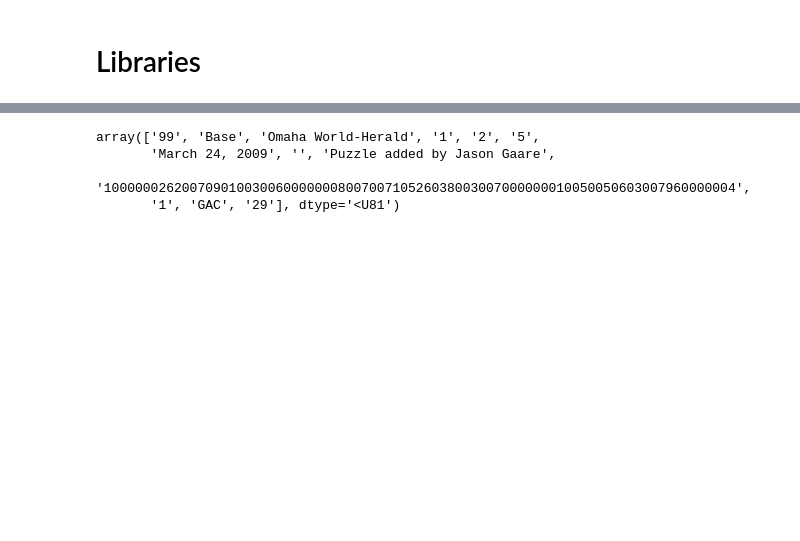
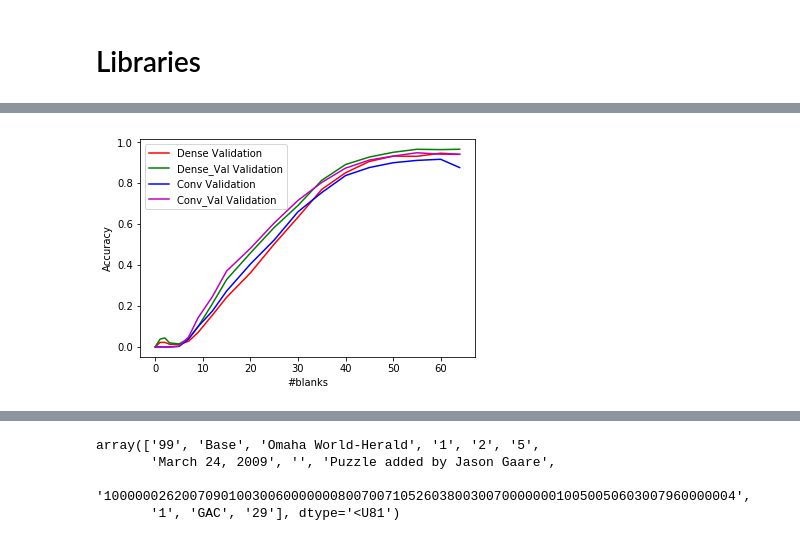
Before and after one commit to tthung1997/sudoku-neuralnet, a Jupyter notebook: main.ipynb, the cells around one changed output, grey strips where cells are left out. Cells and saved outputs as stored; diff of their text form; code cells hidden in the pictures; blank space fills up the shorter version.

```diff
--- a/main.ipynb
+++ b/main.ipynb
@@ -296,0 +688,17 @@ sudokus_unl.shape
+# %%
+# plot accuracy
+plt.plot(dense_val_evals[:, 0], dense_val_evals[:, 2], 'r-', label='Dense Validation')
+# plt.plot(dense_train_evals[:, 0], dense_train_evals[:, 2], 'r--', label='Dense Train')
+plt.plot(dense_val_val_evals[:, 0], dense_val_val_evals[:, 2], 'g-', label='Dense_Val Validation')
+# plt.plot(dense_val_train_evals[:, 0], dense_val_train_evals[:, 2], 'g--', label='Dense_Val Train')
+plt.plot(conv_val_evals[:, 0], conv_val_evals[:, 2], 'b-', label='Conv Validation')
+# plt.plot(conv_train_evals[:, 0], conv_train_evals[:, 2], 'b--', label='Conv Train')
+plt.plot(conv_val_val_evals[:, 0], conv_val_val_evals[:, 2], 'm-', label='Conv_Val Validation')
+# plt.plot(conv_val_train_evals[:, 0], conv_val_train_evals[:, 2], 'm--', label='Conv_Val Train')
+
+plt.xlabel('#blanks')
+plt.ylabel('Accuracy')
+plt.legend(loc='best')
+plt.show()
+# %% [output]
+[figure, added]
```
Also changed, not shown: parts of 143 cells of this notebook, 2 other files.
